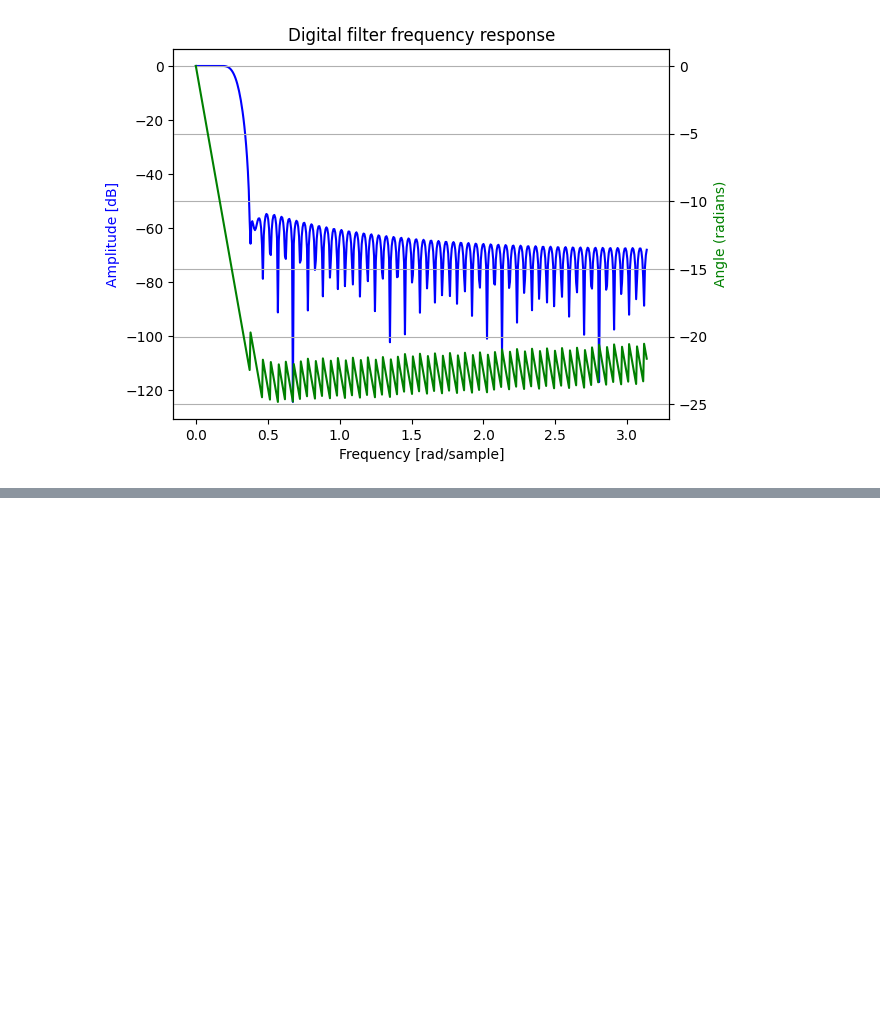
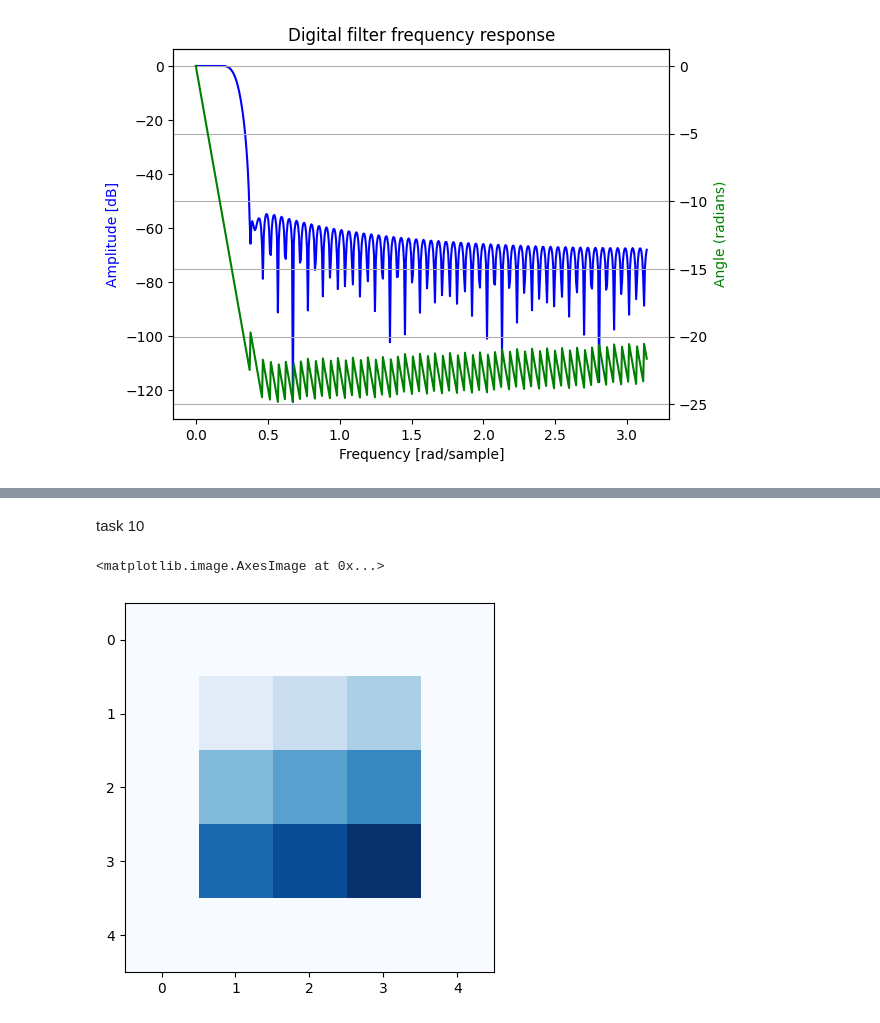
Before and after one commit to KaveeshwaraBandara/EN1094_Laboratory_Practice, a Jupyter notebook: Signal/workshop3.ipynb, the cells around one changed output, grey strips where cells are left out. Saved outputs shown, nothing was run; the diff lists cells and outputs as text; code cells hidden in the pictures; blank space fills up the shorter version.

```diff
--- a/Signal/workshop3.ipynb
+++ b/Signal/workshop3.ipynb
@@ -210,0 +247,20 @@ sf.write('audio_file_filtered.wav', np.vstack((ch1, ch2)).T + data, samplerate)
+# %% [markdown]
+task 10
+# %%
+x = np.array([[0, 0, 0, 0, 0],
+              [0, 0, 0, 0, 0],
+              [0, 0, 1, 0, 0],
+              [0, 0, 0, 0, 0],
+              [0, 0, 0, 0, 0]])
+
+h = np.array([[1,2,3],
+              [4,5,6],
+              [7,8,9]])
+
+y = signal.convolve2d(x, h, mode='same')
+
+#print(y)
+plt.imshow(y, cmap="Blues")
+# %% [output]
+<matplotlib.image.AxesImage at 0x...>
+[figure, added]
```
Also changed, not shown: parts of 6 cells of this notebook, 2 other files.
